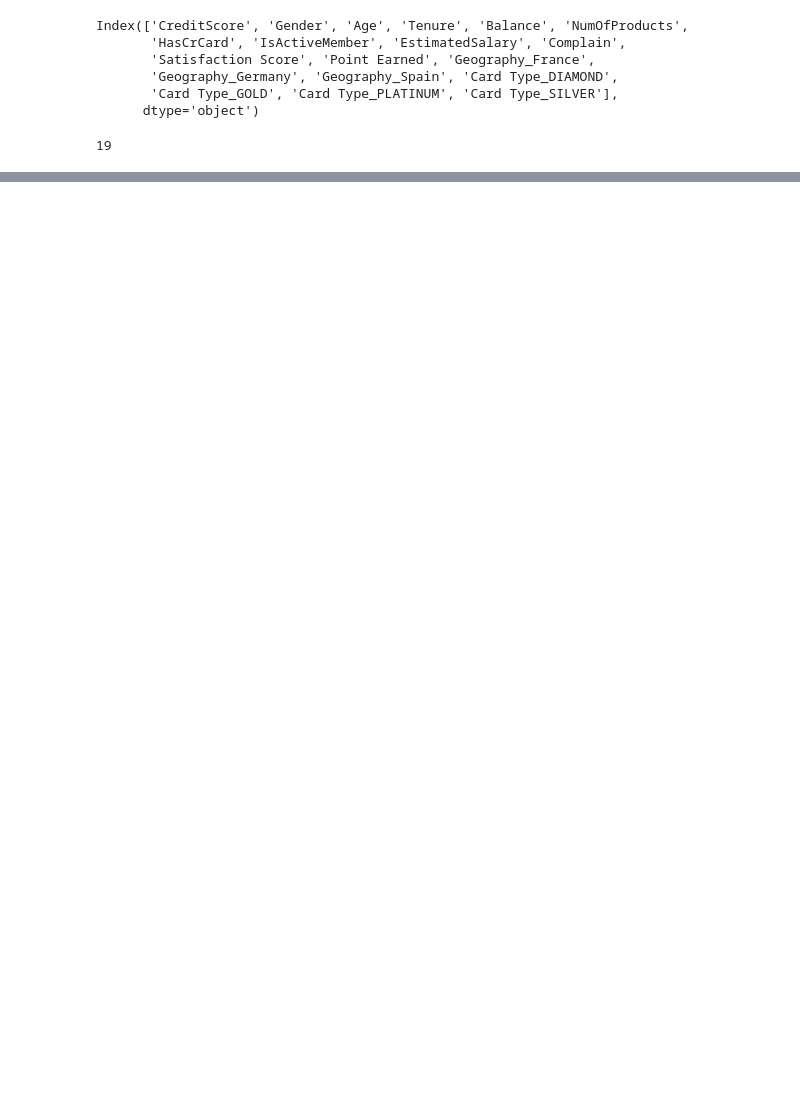
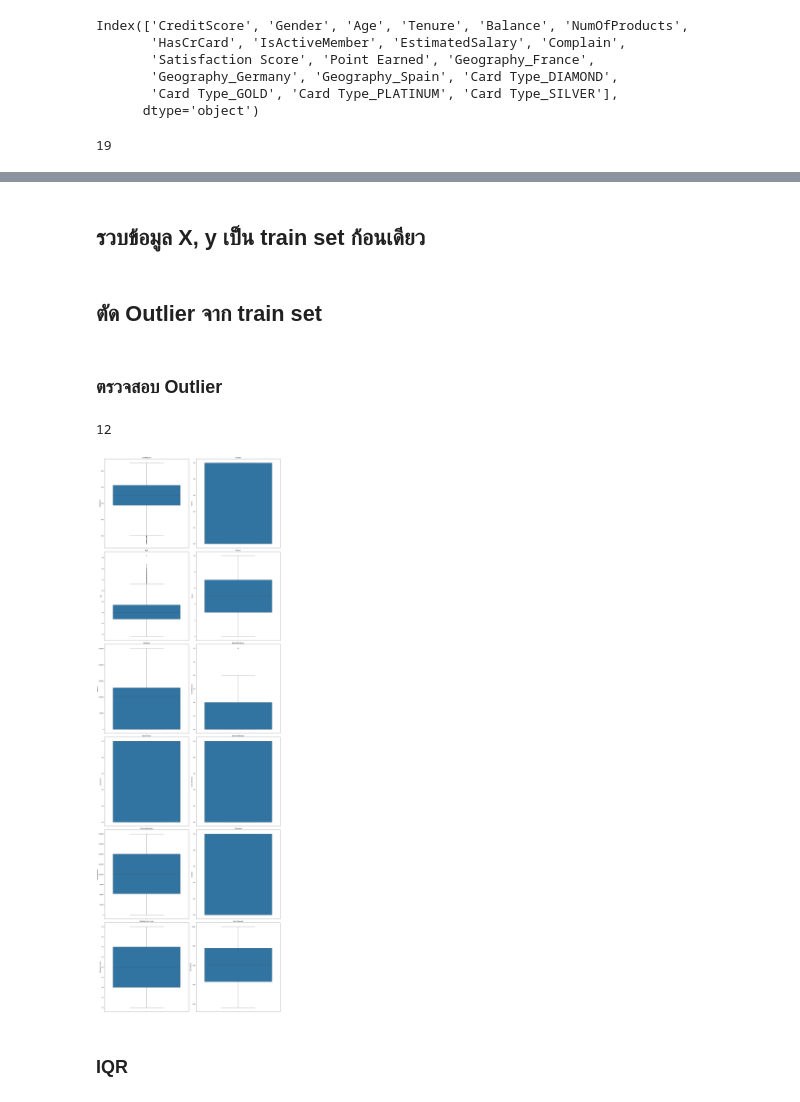
Before and after one commit to 19165/DS-Project, a Jupyter notebook: Re_.ipynb, the cells around one changed output, grey strips where cells are left out. Drawn from its saved outputs; the diff is of its cells as text; code cells hidden in the pictures; blank space fills up the shorter version.

```diff
--- a/Re_.ipynb
+++ b/Re_.ipynb
@@ -237,0 +236,2 @@ plt.show()
+# %% [markdown]
+## รวบข้อมูล X, y เป็น train set ก้อนเดียว
@@ -237,0 +243,22 @@ plt.show()
+# %% [markdown]
+## ตัด Outlier จาก train set
+# %% [markdown]
+### ตรวจสอบ Outlier
+# %%
+len(num_train_col)
+# %% [output]
+12
+# %%
+fig, axes = plt.subplots(nrows=6,
+                        ncols=2,
+                        figsize=[20, 60])
+for i, column in enumerate(train_data[num_train_col].columns):
+    row, col = divmod(i, 2)
+    # axes[row, col].hist(df[column])
+    sns.boxplot(train_data[column],
+                 ax=axes[row, col])
+    axes[row, col].set_title(column)
+plt.tight_layout()
+plt.show()
+# %% [output]
+[figure, added]
@@ -237,0 +267,2 @@ plt.show()
+# %% [markdown]
+### IQR
```
Also changed, not shown: parts of 29 cells of this notebook, 1 other file.
